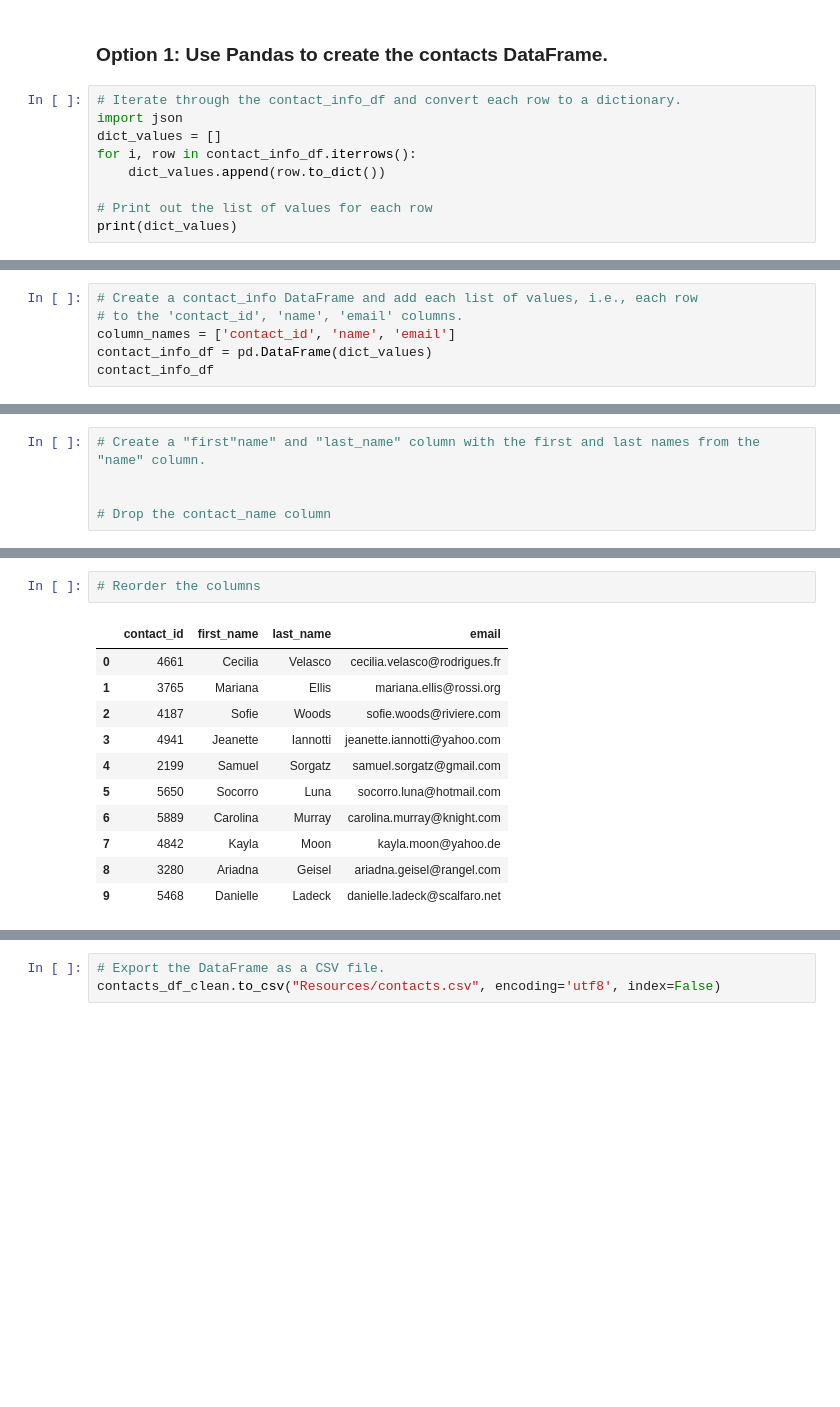
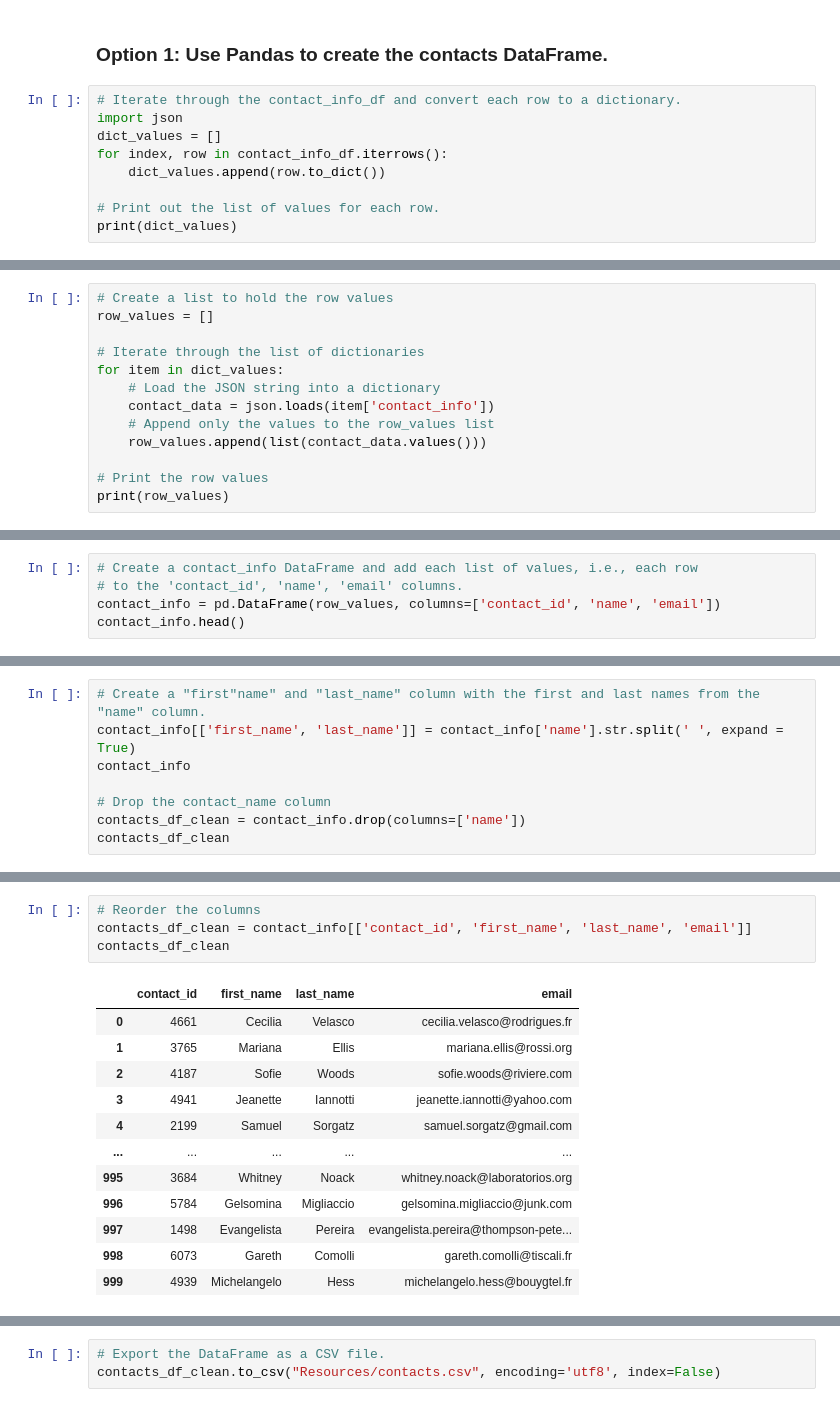
Before and after one commit to Sprodhania/Crowdfunding_ETL, a Jupyter notebook: ETL_Mini_Project_MHossain.ipynb-checkpoint.ipynb, the cells around one changed output, grey strips where cells are left out. Drawn from its saved outputs; the diff is of its cells as text; blank space fills up the shorter version.

```diff
--- a/ETL_Mini_Project_MHossain.ipynb-checkpoint.ipynb
+++ b/ETL_Mini_Project_MHossain.ipynb-checkpoint.ipynb
@@ -303,9 +303,9 @@ Then export the DataFrame as a `contacts.csv` CSV file.
 # Iterate through the contact_info_df and convert each row to a dictionary.
 import json
 dict_values = []
-for i, row in contact_info_df.iterrows():
+for index, row in contact_info_df.iterrows():
     dict_values.append(row.to_dict())
 
-# Print out the list of values for each row
+# Print out the list of values for each row.
 print(dict_values)
 # %% [output]
@@ -312,0 +313,13 @@ print(dict_values)
+# %%
+# Create a list to hold the row values
+row_values = []
+
+# Iterate through the list of dictionaries
+for item in dict_values:
+    # Load the JSON string into a dictionary
+    contact_data = json.loads(item['contact_info'])
+    # Append only the values to the row_values list
+    row_values.append(list(contact_data.values()))
+
+# Print the row values
+print(row_values)
@@ -313,7 +328,6 @@ print(dict_values)
 # %%
 # Create a contact_info DataFrame and add each list of values, i.e., each row
 # to the 'contact_id', 'name', 'email' columns.
-column_names = ['contact_id', 'name', 'email']
-contact_info_df = pd.DataFrame(dict_values)
-contact_info_df
+contact_info = pd.DataFrame(row_values, columns=['contact_id', 'name', 'email'])
+contact_info.head()
 # %% [output]
@@ -335,8 +354,11 @@ contact_info_df
 # %%
 # Create a "first"name" and "last_name" column with the first and last names from the "name" column.
-
+contact_info[['first_name', 'last_name']] = contact_info['name'].str.split(' ', expand = True)
+contact_info
 
 # Drop the contact_name column
+contacts_df_clean = contact_info.drop(columns=['name'])
+contacts_df_clean
 # %% [output]
 |  | contact_id | email | first_name | last_name |
 | 0 | 4661 | cecilia.velasco@rodrigues.fr | Cecilia | Velasco |
@@ -352,14 +376,17 @@ contact_info_df
 # %%
 # Reorder the columns
+contacts_df_clean = contact_info[['contact_id', 'first_name', 'last_name', 'email']]
+contacts_df_clean
 # %% [output]
 |  | contact_id | first_name | last_name | email |
 | 0 | 4661 | Cecilia | Velasco | cecilia.velasco@rodrigues.fr |
 | 1 | 3765 | Mariana | Ellis | mariana.ellis@rossi.org |
 | 2 | 4187 | Sofie | Woods | sofie.woods@riviere.com |
 | 3 | 4941 | Jeanette | Iannotti | jeanette.iannotti@yahoo.com |
 | 4 | 2199 | Samuel | Sorgatz | samuel.sorgatz@gmail.com |
-| 5 | 5650 | Socorro | Luna | socorro.luna@hotmail.com |
-| 6 | 5889 | Carolina | Murray | carolina.murray@knight.com |
-| 7 | 4842 | Kayla | Moon | kayla.moon@yahoo.de |
-| 8 | 3280 | Ariadna | Geisel | ariadna.geisel@rangel.com |
-| 9 | 5468 | Danielle | Ladeck | danielle.ladeck@scalfaro.net |
+| ... | ... | ... | ... | ... |
+| 995 | 3684 | Whitney | Noack | whitney.noack@laboratorios.org |
+| 996 | 5784 | Gelsomina | Migliaccio | gelsomina.migliaccio@junk.com |
+| 997 | 1498 | Evangelista | Pereira | evangelista.pereira@thompson-pete... |
+| 998 | 6073 | Gareth | Comolli | gareth.comolli@tiscali.fr |
+| 999 | 4939 | Michelangelo | Hess | michelangelo.hess@bouygtel.fr |
```
Also changed, not shown: parts of 18 cells of this notebook, 6 other files.
